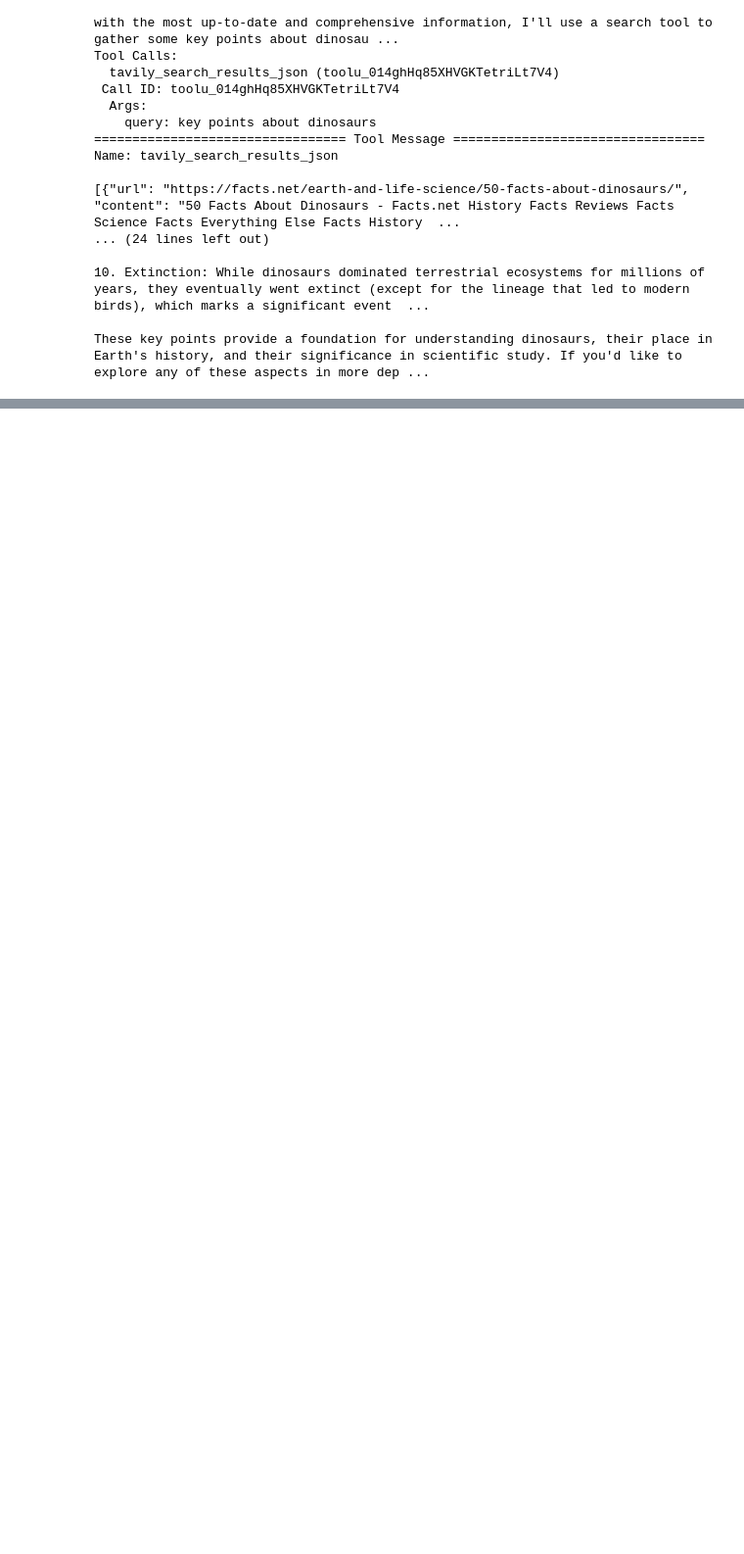
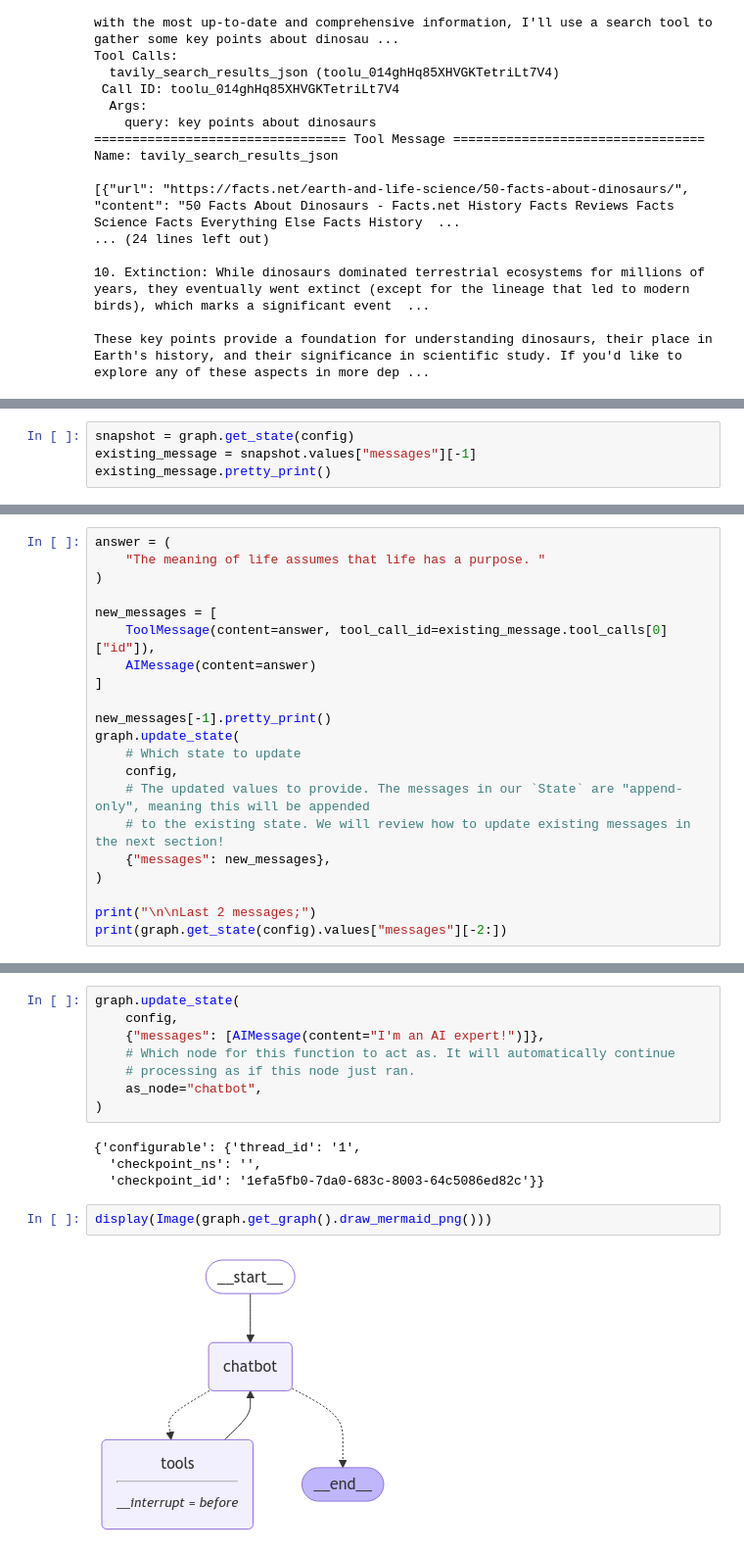
Before and after one commit to dan1dr/langgraph-playground, a Jupyter notebook: notebooks/intro.ipynb, the cells around one changed output, grey strips where cells are left out. Shown at 98% size. Cells and saved outputs as stored; diff of their text form; blank space fills up the shorter version.

```diff
--- a/notebooks/intro.ipynb
+++ b/notebooks/intro.ipynb
@@ -548,0 +607,4 @@ These key points provide a foundation for understanding dinosaurs, their place i
+# %%
+snapshot = graph.get_state(config)
+existing_message = snapshot.values["messages"][-1]
+existing_message.pretty_print()
@@ -548,0 +620,21 @@ These key points provide a foundation for understanding dinosaurs, their place i
+# %%
+answer = (
+    "The meaning of life assumes that life has a purpose. "
+)
+
+new_messages = [
+    ToolMessage(content=answer, tool_call_id=existing_message.tool_calls[0]["id"]),
+    AIMessage(content=answer)
+]
+
+new_messages[-1].pretty_print()
+graph.update_state(
+    # Which state to update
+    config,
+    # The updated values to provide. The messages in our `State` are "append-only", meaning this will be appended
+    # to the existing state. We will review how to update existing messages in the next section!
+    {"messages": new_messages},
+)
+
+print("\n\nLast 2 messages;")
+print(graph.get_state(config).values["messages"][-2:])
@@ -548,0 +653,16 @@ These key points provide a foundation for understanding dinosaurs, their place i
+# %%
+graph.update_state(
+    config,
+    {"messages": [AIMessage(content="I'm an AI expert!")]},
+    # Which node for this function to act as. It will automatically continue
+    # processing as if this node just ran.
+    as_node="chatbot",
+)
+# %% [output]
+{'configurable': {'thread_id': '1',
+  'checkpoint_ns': '',
+  'checkpoint_id': '1efa5fb0-7da0-683c-8003-64c5086ed82c'}}
+# %%
+display(Image(graph.get_graph().draw_mermaid_png()))
+# %% [output]
+[figure, added]
```
Also changed, not shown: parts of 7 cells of this notebook.
